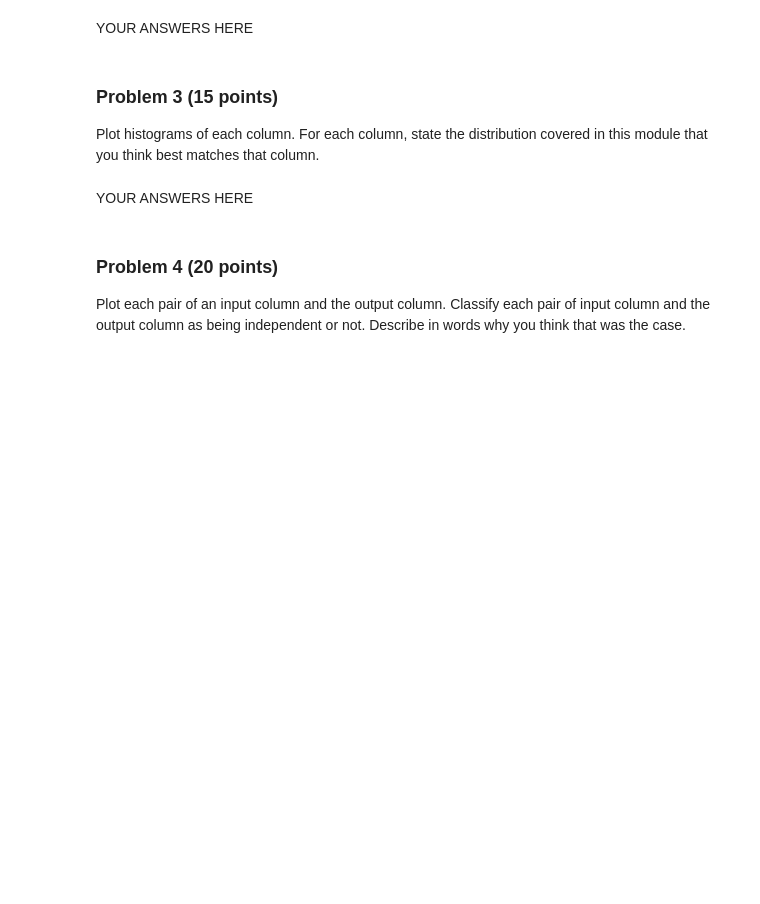
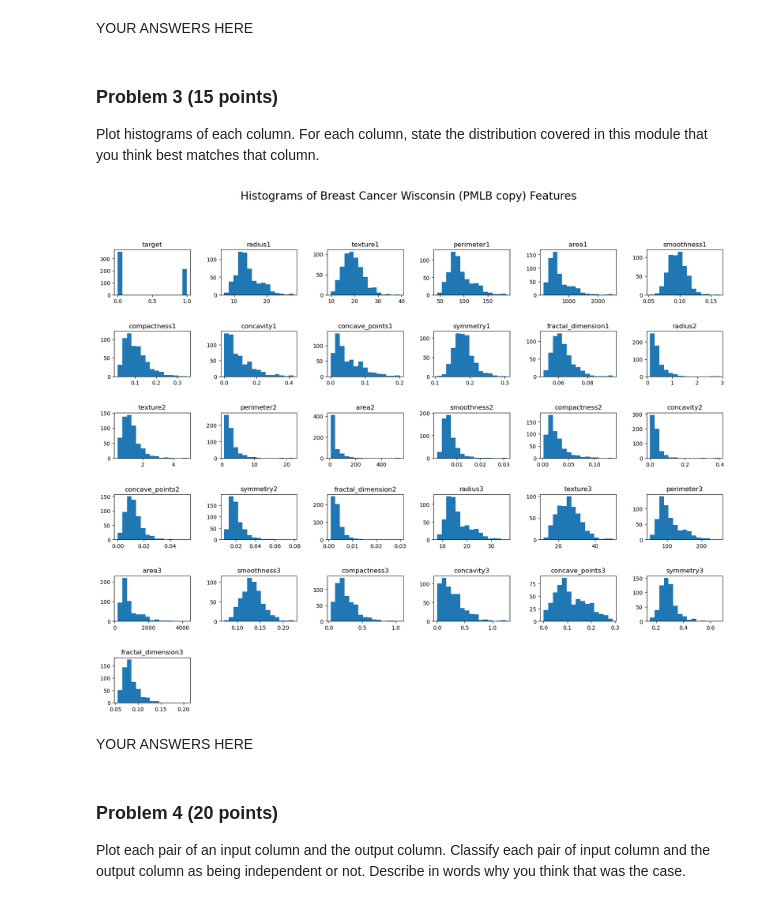
Before and after one commit to veniola/dx601-final-project, a Jupyter notebook: project.ipynb, the cells around one changed output. Drawn from its saved outputs; the diff is of its cells as text; code cells hidden in the pictures; blank space fills up the shorter version.

```diff
--- a/project.ipynb
+++ b/project.ipynb
@@ -76,0 +75,10 @@ If the data set you choose has more than ten columns, you may limit later analys
+# %%
+# Breast Cancer Wisconsin (PMLB copy) dataset
+breast_cancer = pd.read_csv("https://github.com/EpistasisLab/pmlb/raw/refs/heads/master/datasets/_deprecated_breast_cancer_wisconsin/_deprecated_breast_cancer_wisconsin.tsv.gz", sep="\t")
+
+# Rename columns for easier access
+breast_cancer = breast_cancer.rename(columns={"target": "target", "2": "radius1", "3": "texture1", "4": "perimeter1", "5": "area1", "6": "smoothness1", "7": "compactness1", "8": "concavity1", "9": "concave_points1", "10": "symmetry1", "11": "fractal_dimension1", "12": "radius2", "13": "texture2", "14": "perimeter2", "15": "area2", "16": "smoothness2", "17": "compactness2", "18": "concavity2", "19": "concave_points2", "20": "symmetry2", "21": "fractal_dimension2", "22": "radius3", "23": "texture3", "24": "perimeter3", "25": "area3", "26": "smoothness3", "27": "compactness3", "28": "concavity3", "29": "concave_points3", "30": "symmetry3", "31": "fractal_dimension3"})
+
+# Random sample of 10 rows
+breast_cancer_sample = breast_cancer.sample(10)
+print("Random Sample of 10 Rows:\n", breast_cancer_sample)
@@ -95,3 +166,27 @@ For each column, state the distribution covered in this module that you think be
+# %%
+# Create histogram for each column in dataset
+breast_cancer.hist(grid=False, bins=15, figsize=(20, 15)) # turn off grid view
+
+# Adjust spacing between plots
+plt.subplots_adjust(hspace=0.8, wspace=0.4)
+
+# Add title and labels
+plt.suptitle("Histograms of Breast Cancer Wisconsin (PMLB copy) Features", fontsize=20)
+plt.show()
+
+# Explanation of distributions (first 10 columns):
+# The distribution that best matches the first column, "target", is bimodal given the two separated peaks.
+# The distribution that best matches the second column, "radius1", is skewed to the right.
+# The distribution that best matches the third column, "texture1", is normal.
+# The distribution that best matches the fourth column, "perimeter1", is skewed to the right.
+# The distribution that best matches the fifth column, "area1", is skewed to the right.
+# The distribution that best matches the sixth column, "smoothness1", is normal.
+# The distribution that best matches the seventh column, "compactness1", is skewed to the right.
+# The distribution that best matches the eighth column, "concavity1", is exponential.
+# The distribution that best matches the ninth column, "concave_points1", is skewed to the right.
+# Finally, the distribution that best matches the tenth column, "symmetry1", is also normal.
+# %% [output]
+[figure, added]
 # %% [markdown]
 YOUR ANSWERS HERE
 # %% [markdown]
```
Also changed, not shown: parts of 15 cells of this notebook.
